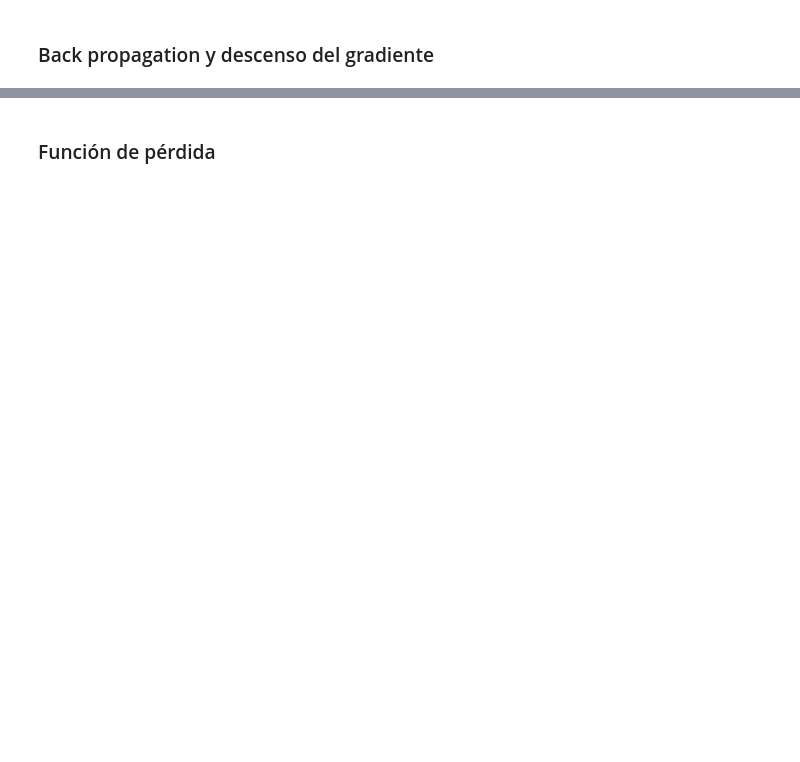
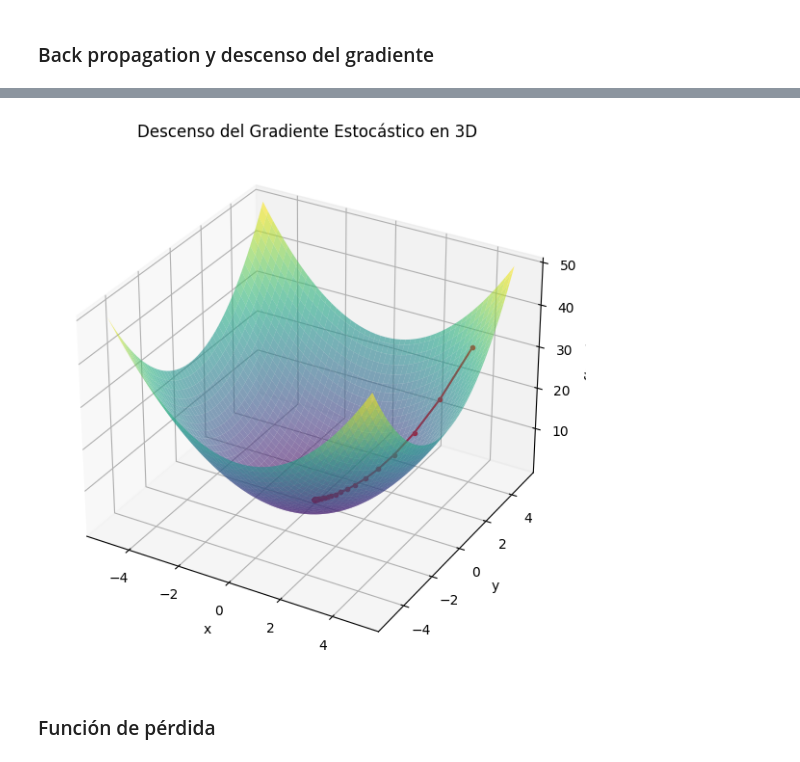
Before and after one commit to DanAndCastRod/python_DataScience, a Jupyter notebook: session11-deeplearning-tf-keras.ipynb, the cells around one changed output, grey strips where cells are left out. Cells and saved outputs as stored; diff of their text form; code cells hidden in the pictures; blank space fills up the shorter version.

```diff
--- a/session11-deeplearning-tf-keras.ipynb
+++ b/session11-deeplearning-tf-keras.ipynb
@@ -56,2 +426,69 @@ El término "Deep" en Deep Learning se refiere a la cantidad de capas a través
+# %%
+import numpy as np
+import matplotlib.pyplot as plt
+from mpl_toolkits.mplot3d import Axes3D
+import time
+from IPython.display import clear_output
+
+# Función de costo
+def cost_function(x, y):
+    return x**2 + y**2
+
+# Gradiente de la función de costo
+def gradient(x, y):
+    return 2*x, 2*y
+
+# Descenso del gradiente estocástico
+def stochastic_gradient_descent(gradient, start, learn_rate, n_iter=50, batch_size=1, noise_level=0.01):
+    vector = start
+    path = [vector]
+    for _ in range(n_iter):
+        gradient_estimates = []
+        for _ in range(batch_size):
+            noise = np.random.normal(scale=noise_level, size=vector.shape)
+            gradient_estimate = gradient(*(vector + noise))
+            gradient_estimates.append(gradient_estimate)
+        avg_gradient = np.mean(gradient_estimates, axis=0)
+        vector = vector - learn_rate * avg_gradient
+        path.append(vector)
+        path_plot = np.array(path)
+        clear_output(wait=True)
+        # Crear una grilla de valores
+        x = np.linspace(-5, 5, 100)
+        y = np.linspace(-5, 5, 100)
+        x, y = np.meshgrid(x, y)
+        z = cost_function(x, y)
+
+        # Crear la gráfica
+        fig = plt.figure(figsize=(10, 7))
+        ax = fig.add_subplot(111, projection='3d')
+
+        # Dibujar la superficie
+        ax.plot_surface(x, y, z, cmap='viridis', alpha=0.6)
+
+        # Dibujar el camino del descenso del gradiente
+        ax.plot3D(path_plot[:, 0], path_plot[:, 1], cost_function(path_plot[:, 0], path_plot[:, 1]), color='r', marker='.')
+
+        # Etiquetas y título
+        ax.set_xlabel('x')
+        ax.set_ylabel('y')
+        ax.set_zlabel('f(x, y)')
+        ax.set_title('Descenso del Gradiente Estocástico en 3D')
+
+        # Mostrar la gráfica
+        plt.show()
+        time.sleep(0.5)
+    return np.array(path)
+
+# Parámetros del SGD
+start = np.array([4.0, 4.0]) # Punto de inicio
+learn_rate = 0.1
+n_iter = 100
+batch_size = 5
+
+# Realizar el descenso del gradiente estocástico
+path = stochastic_gradient_descent(gradient, start, learn_rate, n_iter, batch_size)
+# %% [output]
+[figure, added]
 # %% [markdown]
 ### Función de pérdida
```
Also changed, not shown: parts of 37 cells of this notebook, 1 other file.
